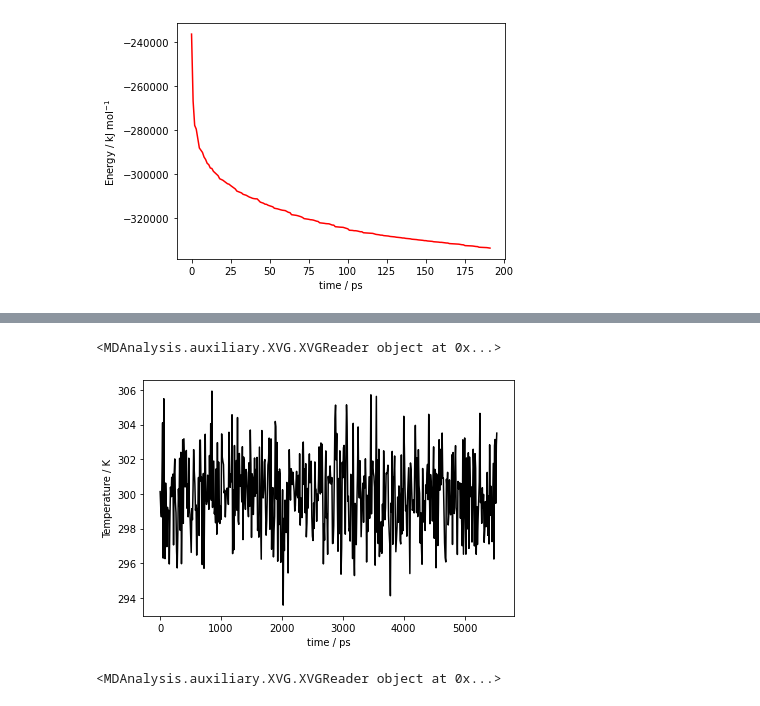
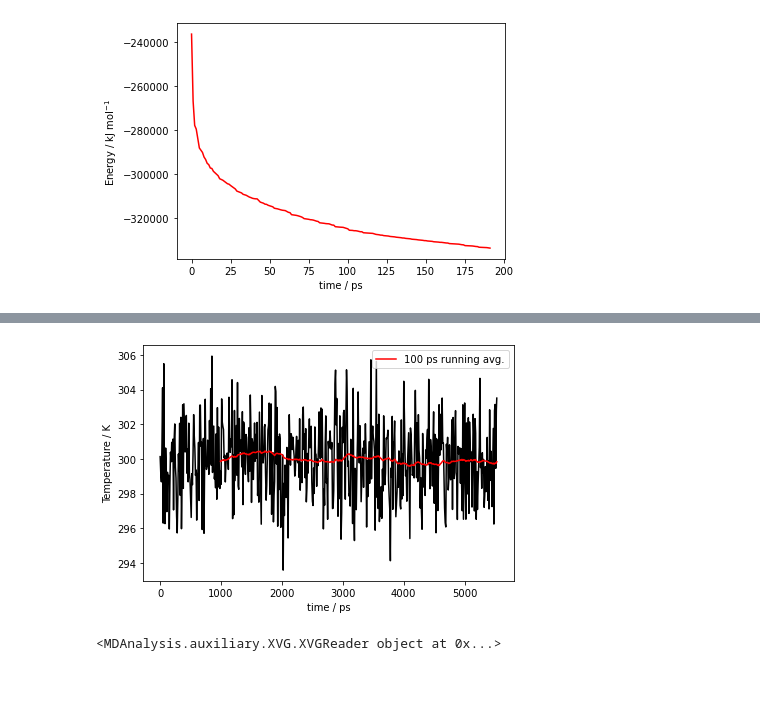
Before and after one commit to meyresearch/metalloenzymes, a Jupyter notebook: vim_2/scripts/plot_gmx_energy.ipynb, the cells around one changed output, grey strips where cells are left out. Drawn from its saved outputs; the diff is of its cells as text; code cells hidden in the pictures.

```diff
--- a/vim_2/scripts/plot_gmx_energy.ipynb
+++ b/vim_2/scripts/plot_gmx_energy.ipynb
@@ -18,17 +23,21 @@ plt.savefig("../plots/potential.png")
 # %%
 temp_file = "../nvt/temperature.xvg"
 reader = mda.auxiliary.XVG.XVGReader(temp_file)
 print(reader)
 time = [step.data[0] for step in reader]
 temperature = [step.data[1] for step in reader]
+temperature_df = pd.DataFrame({"time": time, "temperature": temperature})
+running_avg = temperature_df["temperature"].rolling(window=100).mean().to_numpy()
+avg_temperature = np.where(np.isnan(running_avg), 0, running_avg)
 plt.plot(time, temperature, c="black")
+plt.plot(time, running_avg, c="red", label = "100 ps running avg.")
 plt.xlabel("time / ps")
 plt.ylabel("Temperature / K")
 plt.tight_layout()
-plt.savefig("../plots/temperature.png")
+plt.legend()
+plt.savefig("../plots/temperature.png", dpi=1000, transparent=True)
 # %% [output]
-<MDAnalysis.auxiliary.XVG.XVGReader object at 0x...>
-[figure, old version]
+[figure, new version]
 # %%
 rmsd_file = "../nvt/rmsd.xvg"
 reader = mda.auxiliary.XVG.XVGReader(rmsd_file)
```
Also changed, not shown: parts of 4 cells of this notebook, 10 other files.
